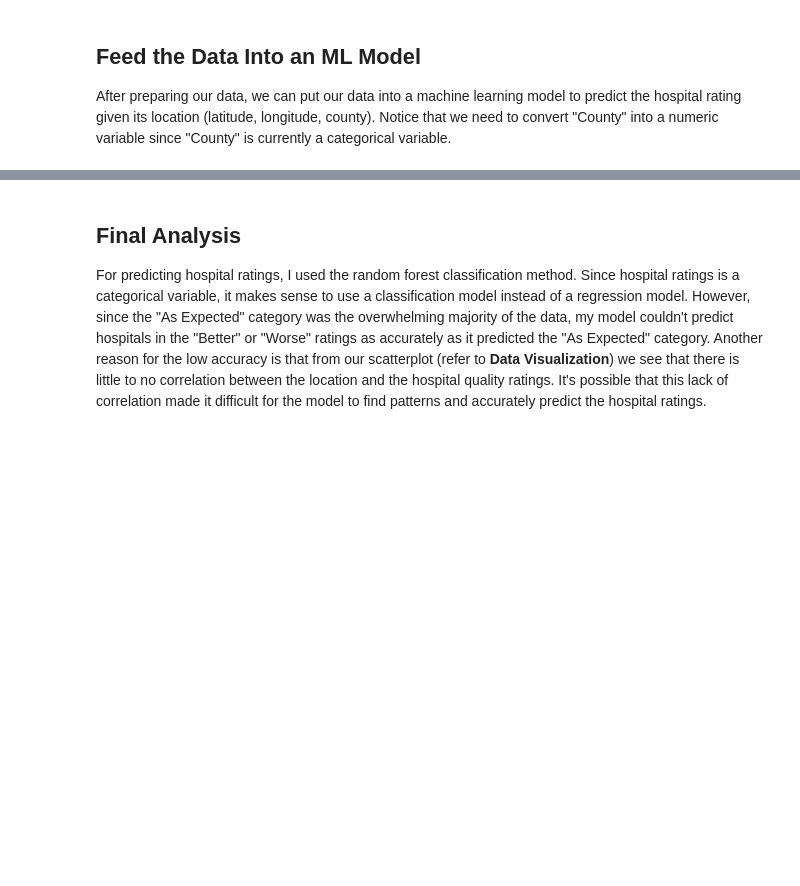
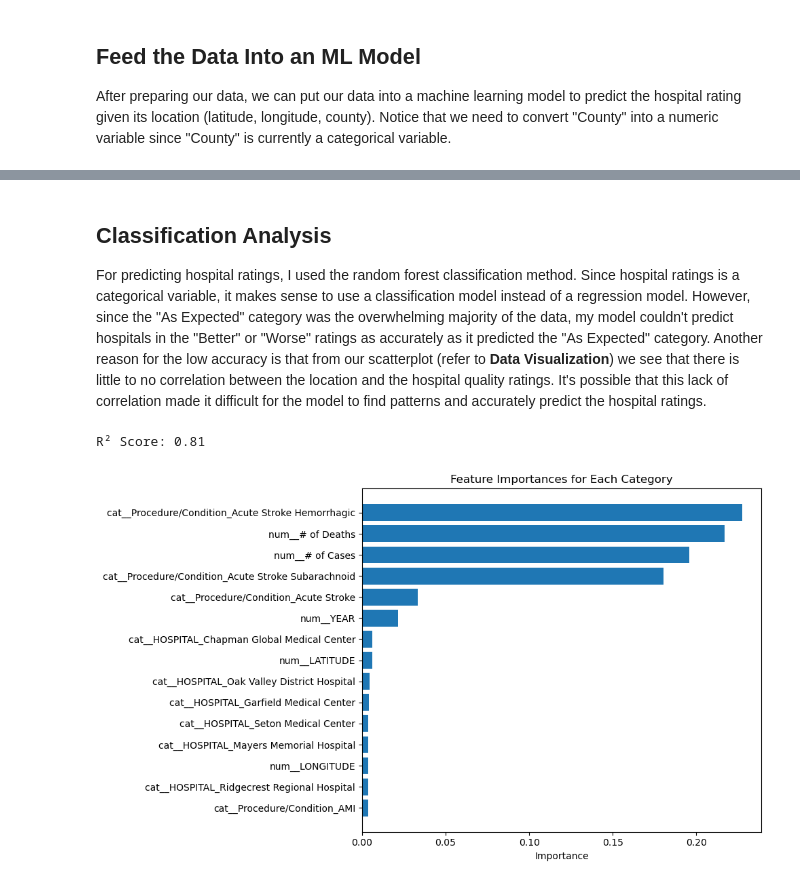
Before and after one commit to sabba8986/CMSC320FinalProject, a Jupyter notebook: CMSC320_Final_1.ipynb, the cells around one changed output, grey strips where cells are left out. Drawn from its saved outputs; the diff is of its cells as text; code cells hidden in the pictures; blank space fills up the shorter version.

Commit message:
Added regression analysis

```diff
--- a/CMSC320_Final_1.ipynb
+++ b/CMSC320_Final_1.ipynb
@@ -191,3 +182,62 @@ Confusion Matrix:
 # %% [markdown]
-## Final Analysis
+## Classification Analysis
 For predicting hospital ratings, I used the random forest classification method. Since hospital ratings is a categorical variable, it makes sense to use a classification model instead of a regression model. However, since the "As Expected" category was the overwhelming majority of the data, my model couldn't predict hospitals in the "Better" or "Worse" ratings as accurately as it predicted the "As Expected" category. Another reason for the low accuracy is that from our scatterplot (refer to <b>Data Visualization</b>) we see that there is little to no correlation between the location and the hospital quality ratings. It's possible that this lack of correlation made it difficult for the model to find patterns and accurately predict the hospital ratings.
+# %%
+df.columns = df.columns.str.strip()
+df = df.dropna(subset=[
+    "YEAR", "# of Deaths", "# of Cases", "Procedure/Condition",
+    "HOSPITAL", "COUNTY", "LATITUDE", "LONGITUDE", "Risk Adjusted Mortality Rate"
+])
+
+# Define features and target
+features = [
+    "YEAR", "# of Deaths", "# of Cases", "Procedure/Condition",
+    "HOSPITAL", "COUNTY", "LATITUDE", "LONGITUDE"
+]
+target = "Risk Adjusted Mortality Rate"
+
+X = df[features]
+y = df[target].astype(float)
+
+numeric_features = ["YEAR", "# of Deaths", "# of Cases", "LATITUDE", "LONGITUDE"]
+categorical_features = ["Procedure/Condition", "HOSPITAL", "COUNTY"]
+
+preprocessor = ColumnTransformer([
+    ("num", StandardScaler(), numeric_features),
+    ("cat", OneHotEncoder(handle_unknown="ignore"), categorical_features)
+])
+
+pipeline = Pipeline([
+    ("preprocessor", preprocessor),
+    ("regressor", GradientBoostingRegressor(n_estimators=200, max_depth=6, random_state=42))
+])
+
+X_train, X_test, y_train, y_test = train_test_split(
+    X, y, test_size=0.2, random_state=42
+)
+
+pipeline.fit(X_train, y_train)
+y_pred = pipeline.predict(X_test)
+r2 = r2_score(y_test, y_pred)
+
+# Print result of regression
+print(f"R² Score: {r2:.2f}")
+
+preprocessed_X = preprocessor.fit_transform(X)
+feature_names = preprocessor.get_feature_names_out()
+
+gbr = GradientBoostingRegressor(n_estimators=200, max_depth=6, random_state=42)
+gbr.fit(preprocessed_X, y)
+importances = gbr.feature_importances_
+
+indices = np.argsort(importances)[-15:]
+plt.figure(figsize=(10, 6))
+plt.barh(range(len(indices)), importances[indices], align="center")
+plt.yticks(range(len(indices)), [feature_names[i] for i in indices])
+plt.xlabel("Importance")
+plt.title("Feature Importances for Each Category")
+plt.tight_layout()
+plt.show()
+# %% [output]
+R² Score: 0.81
+[figure, added]
```
Also changed, not shown: parts of 6 cells of this notebook.
